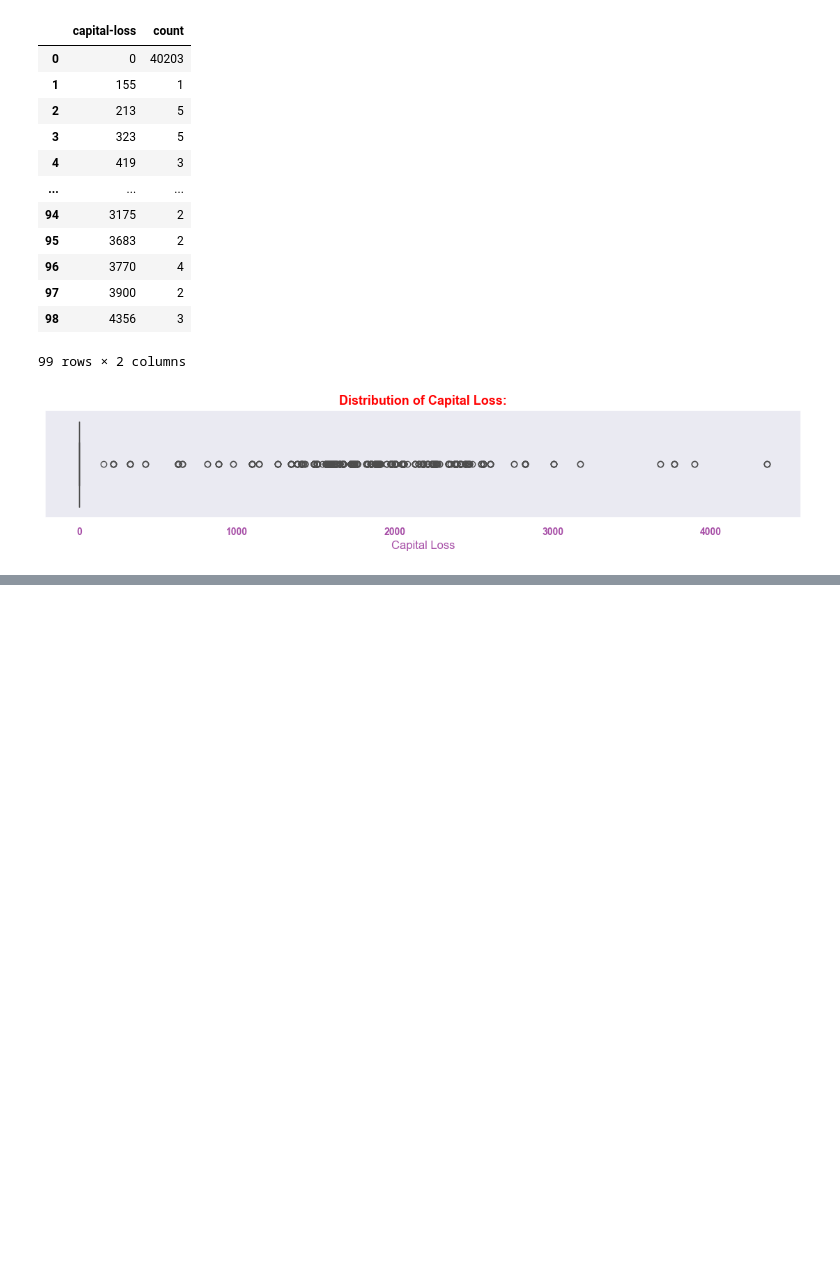
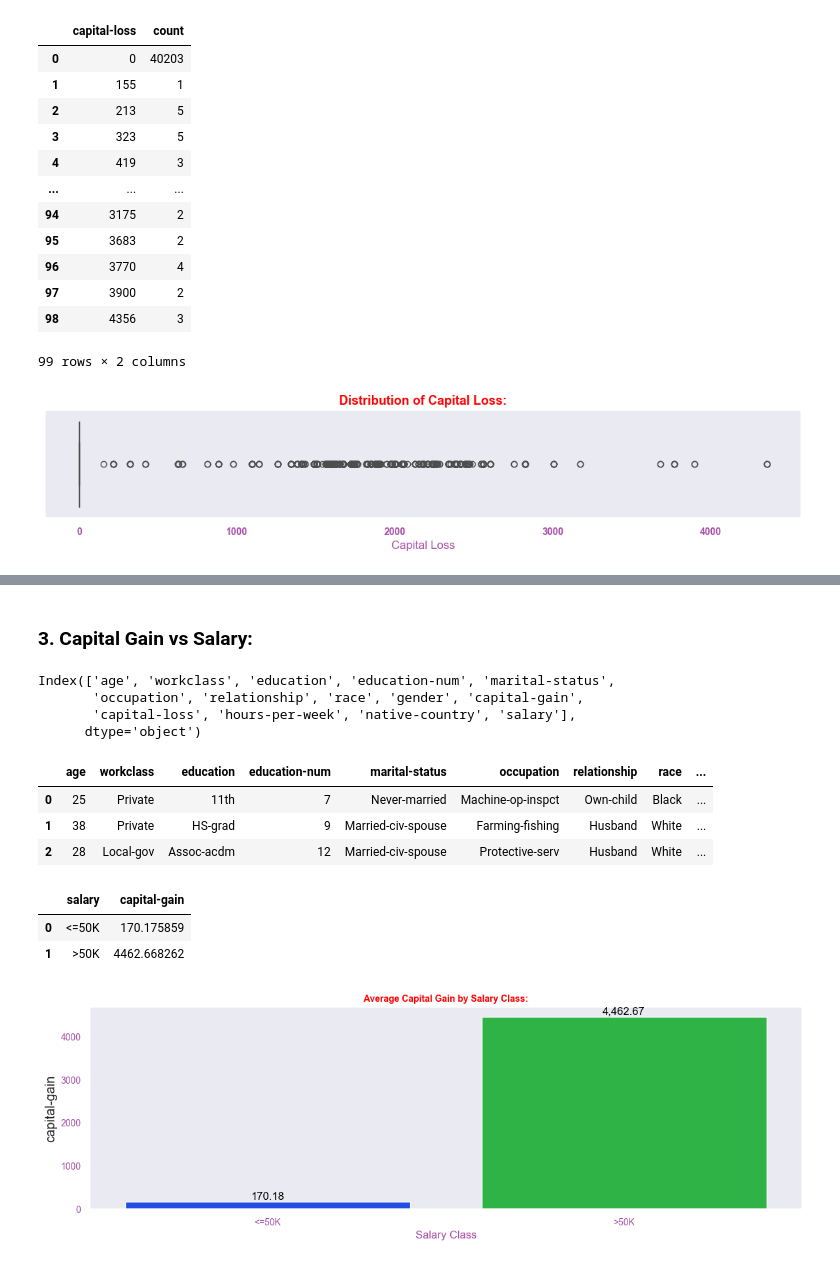
Before and after one commit to rajesh-coventry/Projects, a Jupyter notebook: 02_Data_Visuallization/04_Adults_Income_Analysis/Analysis-6_Income_Capital_and_Time.ipynb, the cells around one changed output, grey strips where cells are left out. Saved outputs shown, nothing was run; the diff lists cells and outputs as text; code cells hidden in the pictures; blank space fills up the shorter version.

```diff
--- a/02_Data_Visuallization/04_Adults_Income_Analysis/Analysis-6_Income_Capital_and_Time.ipynb
+++ b/02_Data_Visuallization/04_Adults_Income_Analysis/Analysis-6_Income_Capital_and_Time.ipynb
@@ -197,0 +199,36 @@ plt.show()
+# %% [markdown]
+### **3. Capital Gain vs Salary:**
+# %%
+data.columns
+# %% [output]
+Index(['age', 'workclass', 'education', 'education-num', 'marital-status',
+       'occupation', 'relationship', 'race', 'gender', 'capital-gain',
+       'capital-loss', 'hours-per-week', 'native-country', 'salary'],
+      dtype='object')
+# %%
+data.head(3)
+# %% [output]
+|  | age | workclass | education | education-num | marital-status | occupation | relationship | race | ... |
+| 0 | 25 | Private | 11th | 7 | Never-married | Machine-op-inspct | Own-child | Black | ... |
+| 1 | 38 | Private | HS-grad | 9 | Married-civ-spouse | Farming-fishing | Husband | White | ... |
+| 2 | 28 | Local-gov | Assoc-acdm | 12 | Married-civ-spouse | Protective-serv | Husband | White | ... |
+# %%
+data.groupby(by= "salary")["capital-gain"].mean().reset_index()
+# %% [output]
+|  | salary | capital-gain |
+| 0 | <=50K | 170.175859 |
+| 1 | >50K | 4462.668262 |
+# %%
+plt.figure(figsize=(14, 4))
+sns.set_theme(context= "notebook", style= "dark", palette= "bright6", font_scale= 1.2)
+sns.barplot(x= "salary", y= "capital-gain", data= data.groupby(by= "salary")["capital-gain"].mean().reset_index(), palette= "bright6")
+# add annotations
+for i, v in enumerate(data.groupby(by= "salary")["capital-gain"].mean().reset_index()["capital-gain"]):
+    plt.text(i, v + 0.01, str(f'{round(v, 2):,}'), ha= "center", va= "bottom", fontsize= 12, color= "black")
+plt.title("Average Capital Gain by Salary Class:", fontsize= 10, fontweight= "bold", color= "Red")
+plt.xlabel("Salary Class", color= "purple", fontsize= 12, alpha= 0.7)
+plt.xticks(fontsize= 10, color= "purple", alpha= 0.7)
+plt.yticks(fontsize= 10, color= "purple", alpha= 0.7)
+plt.show()
+# %% [output]
+[figure, added]
```
Also changed, not shown: parts of 15 cells of this notebook.
